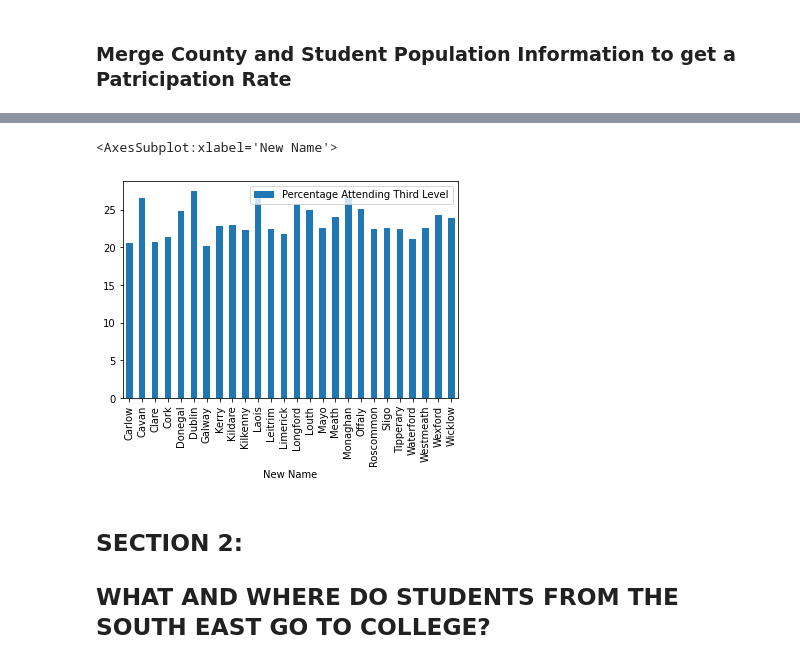
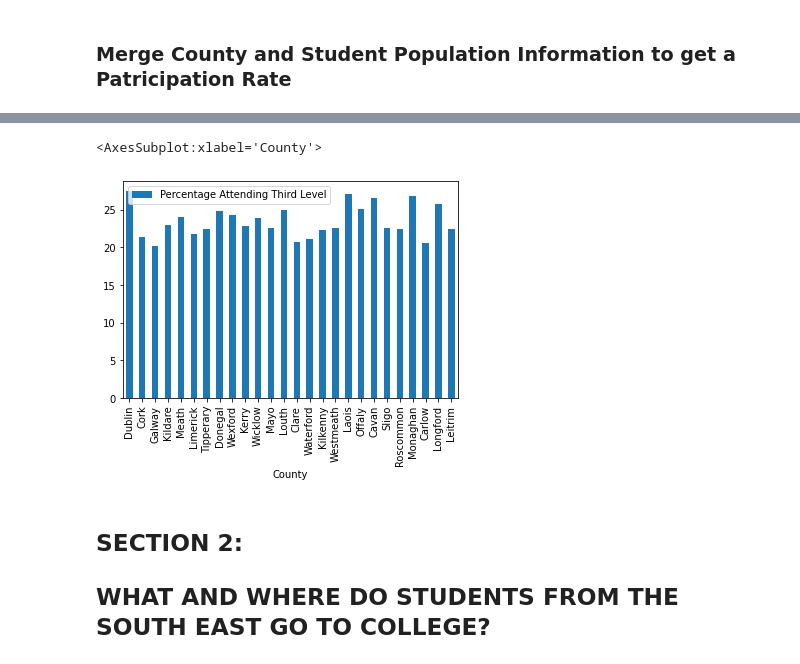
Before and after one commit to rhayeswaterford/UCDProject, a Jupyter notebook: Richard Hayes UCD Project.ipynb, the cells around one changed output, grey strips where cells are left out. Cells and saved outputs as stored; diff of their text form; code cells hidden in the pictures.

```diff
--- a/Richard Hayes UCD Project.ipynb
+++ b/Richard Hayes UCD Project.ipynb
@@ -215,4 +325,9 @@ County_Populations2016
 | 30 | Wicklow | County | 142425 | Wicklow |
 # %%
 County_Populations2016=County_Populations2016.groupby("New Name").sum(["Dublin", "Cork", "Galway"]).reset_index()
+# %%
+# Final Tidy Up
+County_Populations2016.columns=["County", "Population_2016"]
+County_Populations2016 = County_Populations2016.sort_values("Population_2016", ascending=False)
+County_Populations2016 = County_Populations2016.drop(7)
 # %%
@@ -240,7 +353,7 @@ County_Populations2016 # Final table of county populations 2016
 # %% [markdown]
 ### Merge County and Student Population Information to get a Patricipation Rate
 # %%
-merged_population_counties = student_population_final.merge (County_Populations2016, left_on="County", right_on="New Name", how="right")
+merged_population_counties = student_population_county.merge (County_Populations2016, on="County", how="right")
 # %%
 merged_population_counties
 # %% [output]
@@ -286,4 +379,2 @@ merged_population_counties ["Percentage Attending Third Level"] = merged_populat
-# %%
-merged_population_counties=merged_population_counties.dropna()
 # %%
-merged_population_counties
+merged_population_counties=merged_population_counties.round(decimals=2)
@@ -334,8 +415,8 @@ participation_by_county.sort_values("Percentage Attending Third Level", ascendin
 # %%
-merged_population_counties.plot(x="New Name", y="Percentage Attending Third Level", kind="bar")
+merged_population_counties.plot(x="County", y="Percentage Attending Third Level", kind="bar")
 # %% [output]
-<AxesSubplot:xlabel='New Name'>
+<AxesSubplot:xlabel='County'>
-[figure, old version]
+[figure, new version]
 # %%
 # This suggests that there is reasonable uniformity across the counties on the percentage of the population currently in higher education.
 # The percentage varies between 20% and 27%.
```
Also changed, not shown: parts of 55 cells of this notebook.
